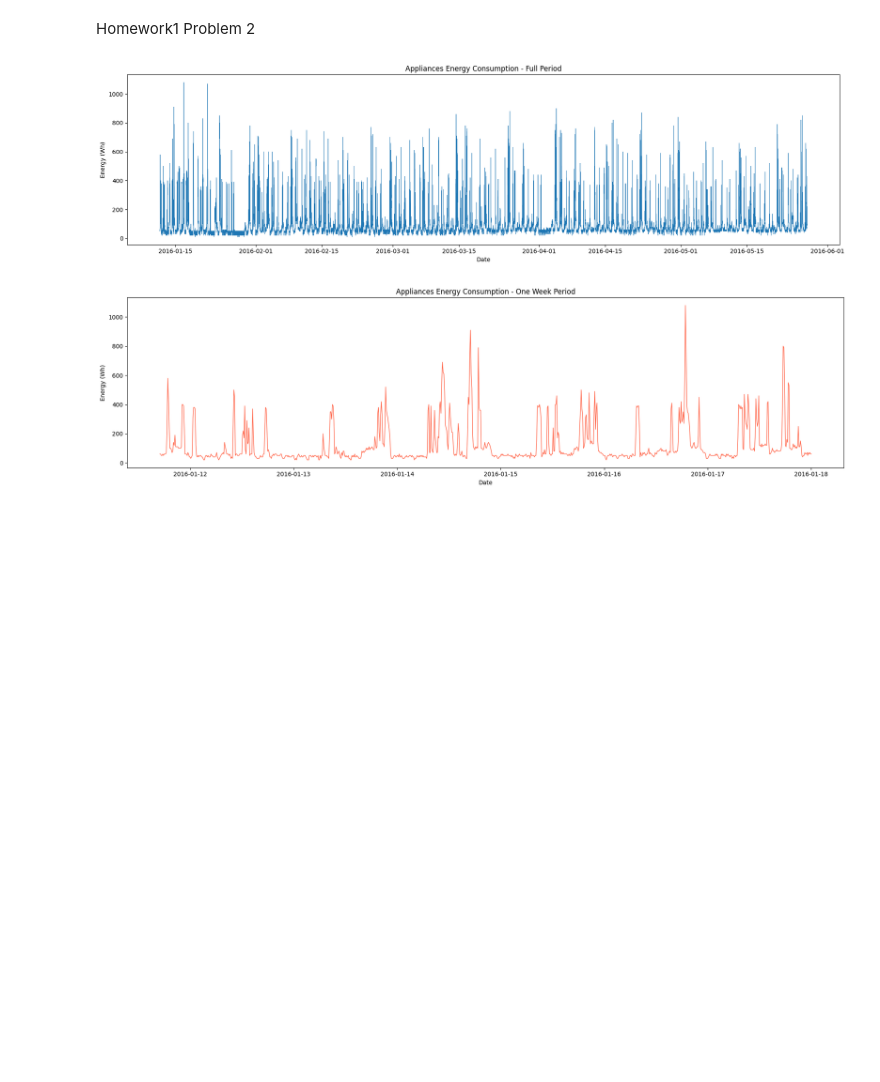
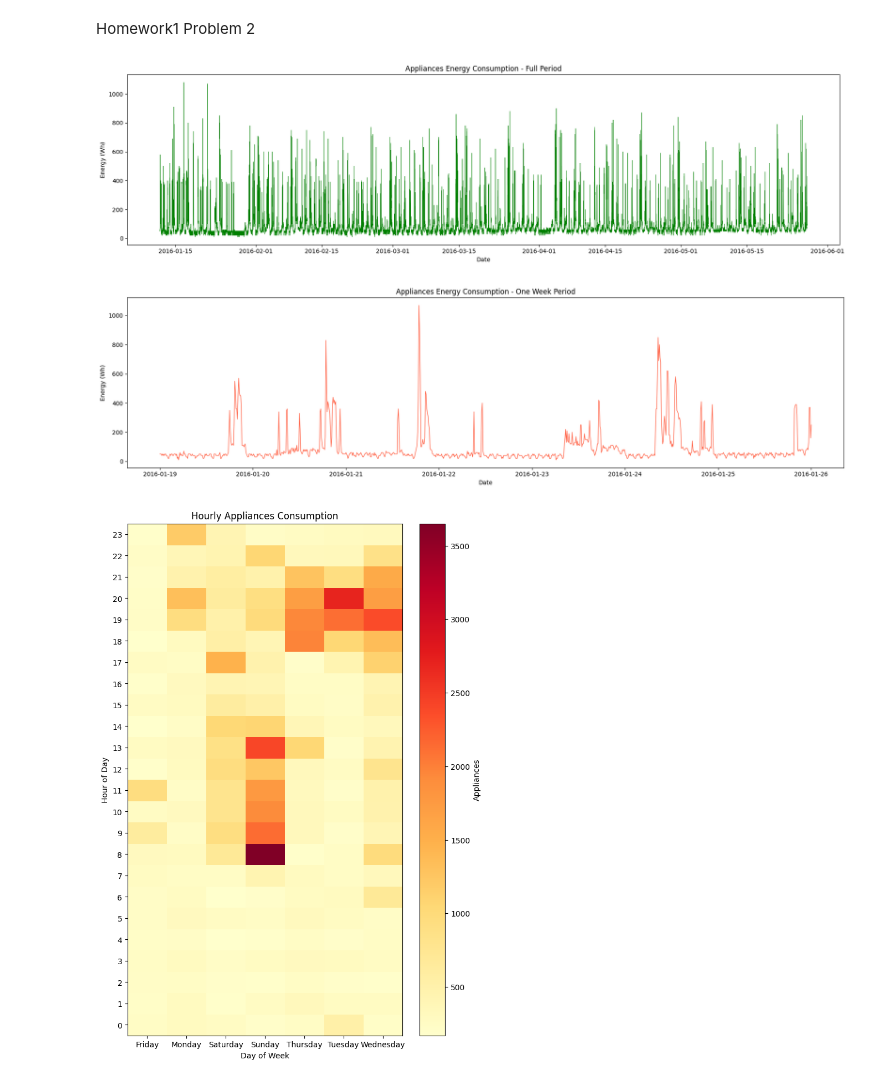
Before and after one commit to Davoudasad/ME5920, a Jupyter notebook: ME5920.ipynb, the cells around one changed output. Saved outputs shown, nothing was run; the diff lists cells and outputs as text; code cells hidden in the pictures; blank space fills up the shorter version.

```diff
--- a/ME5920.ipynb
+++ b/ME5920.ipynb
@@ -66,29 +66,77 @@ Problem 2
 # %%
 import pandas as pd
 import matplotlib.pyplot as plt
 import numpy as np
 
 
 df = pd.read_csv("energydata_complete.csv", parse_dates=['date'])
 #print(df.head())
-one_week = df[df['date'].between('2016-01-11', '2016-01-18')]
+one_week = df[df['date'].between('2016-01-19', '2016-01-26')]
+
+# Extract hour, day and week
+one_week = df[df['date'].between('2016-01-19', '2016-01-26')].copy()
+one_week['hour'] = one_week['date'].dt.hour
+one_week['day']  = one_week['date'].dt.day_name()
+
+# Create pivot table
+pivot = one_week.pivot_table(values='Appliances', index='hour', columns='day', aggfunc='sum')
+
+# Create NSM feature (seconds from midnight)
+df['NSM'] = df['date'].dt.hour * 3600 + df['date'].dt.minute * 60 + df['date'].dt.second
 
 
 plt.figure(figsize=(18, 5))
-plt.plot(df['date'], df['Appliances'], linewidth=0.5)
+plt.plot(df['date'], df['Appliances'], linewidth=0.5, color='green')
 plt.title('Appliances Energy Consumption - Full Period')
 plt.xlabel('Date')
 plt.ylabel('Energy (Wh)')
 plt.tight_layout()
 plt.show()
 
 plt.figure(figsize=(18, 5))
 plt.plot(one_week['date'], one_week['Appliances'], color='tomato', linewidth=1)
 plt.title('Appliances Energy Consumption - One Week Period')
 plt.xlabel('Date')
 plt.ylabel('Energy (Wh)')
 plt.tight_layout()
 plt.show()
+
+
+# Plot
+plt.figure(figsize=(8, 12))
+plt.imshow(pivot, aspect='auto', cmap='YlOrRd', origin='lower')
+plt.colorbar(label='Appliances')
+plt.xticks(range(7), pivot.columns)
+plt.yticks(range(24), range(24))
+plt.xlabel('Day of Week')
+plt.ylabel('Hour of Day')
+plt.title('Hourly Appliances Consumption')
+plt.show()
+
+# Plot histogram of energy consumption of appliances.
+plt.figure(figsize=(10, 5))
+plt.hist(df['Appliances'], bins=50, color='orange', edgecolor='black')
+plt.title('Histogram of Appliances Energy Consumption')
+plt.xlabel('Energy Consumption (Wh)')
+plt.ylabel('Frequency')
+plt.show()
+
+# Plot energy consumption vs. NSM
+plt.figure(figsize=(10, 5))
+plt.scatter(df['NSM'], df['Appliances'], alpha=0.1, s=1, color='green')
+plt.title('Appliances Energy Consumption vs NSM')
+plt.xlabel('Seconds from Midnight (NSM)')
+plt.ylabel('Energy Consumption (Wh)')
+plt.show()
+
+# Plot appliances energy consumption vs. Press mm Hg
+plt.figure(figsize=(10, 5))
+plt.scatter(df['Press_mm_hg'], df['Appliances'], alpha=0.1, s=5, color='green')
+plt.title('Appliances Energy Consumption vs Atmospheric Pressure')
+plt.xlabel('Pressure (mm Hg)')
+plt.ylabel('Energy Consumption (Wh)')
+plt.show()
 # %% [output]
-[figure, old version]
+[figure, new version]
-[figure, old version]
+[figure, new version]
+[figure, added]
```
Also changed, not shown: parts of 2 cells of this notebook.
